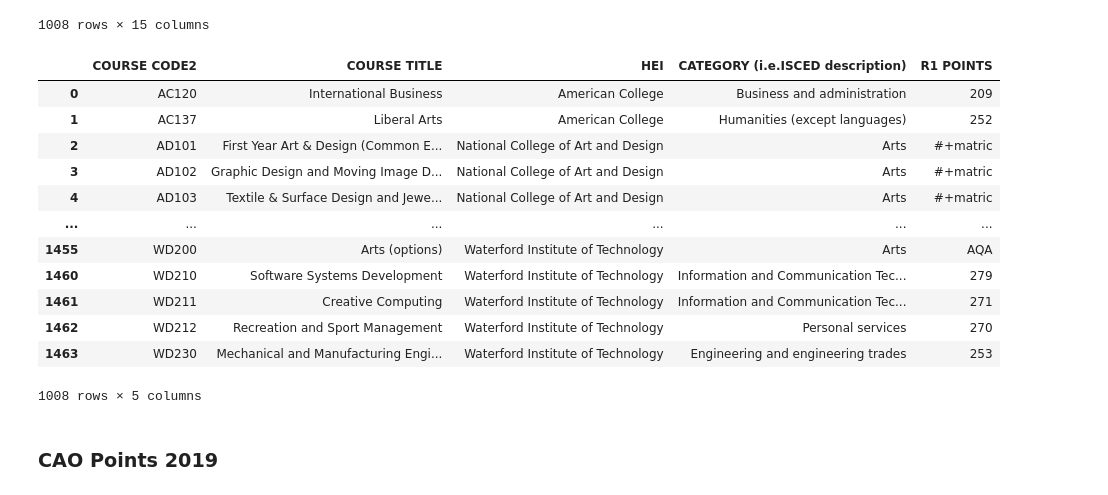
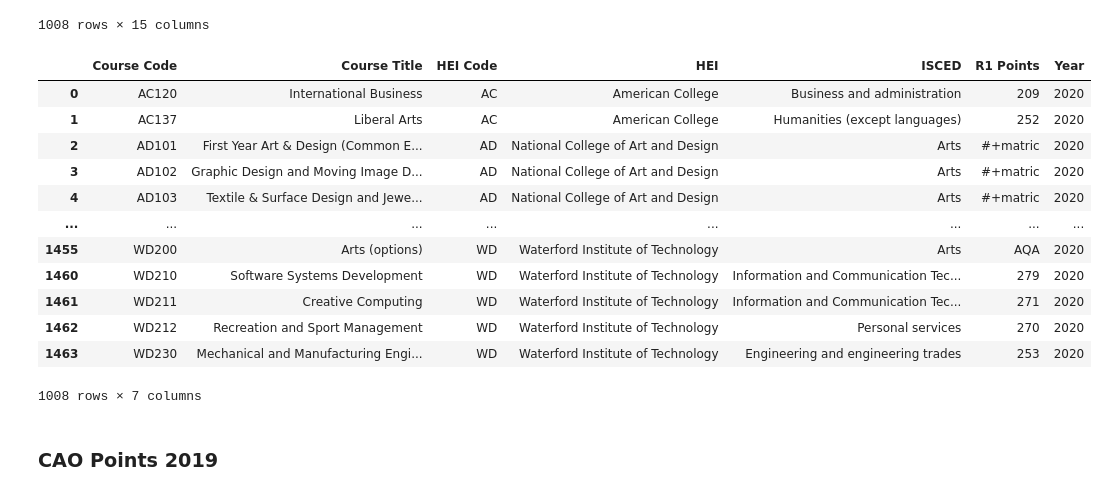
Before and after one commit to donneger/data_analysis_assessment, a Jupyter notebook: cao.ipynb, the cells around one changed output. Saved outputs shown, nothing was run; the diff lists cells and outputs as text; code cells hidden in the pictures.

```diff
--- a/cao.ipynb
+++ b/cao.ipynb
@@ -319,3 +293,6 @@ df2020_lvl8
 | 1462 | Personal services | Recreation and Sport Management | WD212 | 270 | NaN | NaN | NaN | ... |
 | 1463 | Engineering and engineering trades | Mechanical and Manufacturing Engi... | WD230 | 253 | NaN | NaN | NaN | ... |
 1008 rows × 15 columns
+# %%
+# Rename the Columns to the standard list.
+df2020_lvl8=df2020_lvl8.rename(columns={'COURSE CODE2':'Course Code', 'COURSE TITLE':'Course Title','CATEGORY (i.e.ISCED description)': 'ISCED', 'R1 POINTS':'R1 Points'})
@@ -322,21 +302,24 @@ df2020_lvl8
 # %%
 # Pick out the columns needed for the analysis.
-df2020_lvl8 = df2020_lvl8[['COURSE CODE2', 'COURSE TITLE', 'HEI', 'CATEGORY (i.e.ISCED description)', 'R1 POINTS']]
-df2020_lvl8
+df2020_lvl8 = df2020_lvl8[['Course Code', 'Course Title', 'HEI Code', 'HEI', 'ISCED', 'R1 Points']]
-# %% [output]
-|  | COURSE CODE2 | COURSE TITLE | HEI | CATEGORY (i.e.ISCED description) | R1 POINTS |
-| 0 | AC120 | International Business | American College | Business and administration | 209 |
-| 1 | AC137 | Liberal Arts | American College | Humanities (except languages) | 252 |
-| 2 | AD101 | First Year Art & Design (Common E... | National College of Art and Design | Arts | #+matric |
-| 3 | AD102 | Graphic Design and Moving Image D... | National College of Art and Design | Arts | #+matric |
-| 4 | AD103 | Textile & Surface Design and Jewe... | National College of Art and Design | Arts | #+matric |
-| ... | ... | ... | ... | ... | ... |
-| 1455 | WD200 | Arts (options) | Waterford Institute of Technology | Arts | AQA |
-| 1460 | WD210 | Software Systems Development | Waterford Institute of Technology | Information and Communication Tec... | 279 |
-| 1461 | WD211 | Creative Computing | Waterford Institute of Technology | Information and Communication Tec... | 271 |
-| 1462 | WD212 | Recreation and Sport Management | Waterford Institute of Technology | Personal services | 270 |
-| 1463 | WD230 | Mechanical and Manufacturing Engi... | Waterford Institute of Technology | Engineering and engineering trades | 253 |
-1008 rows × 5 columns
+# %%
+# Add the Year.
+df2020_lvl8['Year']=str(2020)
+df2020_lvl8
+# %% [output]
+|  | Course Code | Course Title | HEI Code | HEI | ISCED | R1 Points | Year |
+| 0 | AC120 | International Business | AC | American College | Business and administration | 209 | 2020 |
+| 1 | AC137 | Liberal Arts | AC | American College | Humanities (except languages) | 252 | 2020 |
+| 2 | AD101 | First Year Art & Design (Common E... | AD | National College of Art and Design | Arts | #+matric | 2020 |
+| 3 | AD102 | Graphic Design and Moving Image D... | AD | National College of Art and Design | Arts | #+matric | 2020 |
+| 4 | AD103 | Textile & Surface Design and Jewe... | AD | National College of Art and Design | Arts | #+matric | 2020 |
+| ... | ... | ... | ... | ... | ... | ... | ... |
+| 1455 | WD200 | Arts (options) | WD | Waterford Institute of Technology | Arts | AQA | 2020 |
+| 1460 | WD210 | Software Systems Development | WD | Waterford Institute of Technology | Information and Communication Tec... | 279 | 2020 |
+| 1461 | WD211 | Creative Computing | WD | Waterford Institute of Technology | Information and Communication Tec... | 271 | 2020 |
+| 1462 | WD212 | Recreation and Sport Management | WD | Waterford Institute of Technology | Personal services | 270 | 2020 |
+| 1463 | WD230 | Mechanical and Manufacturing Engi... | WD | Waterford Institute of Technology | Engineering and engineering trades | 253 | 2020 |
+1008 rows × 7 columns
 # %%
 # Check the R1 points, pull out any that dont begin with and contain only numbers from 0 - 9.
 # df2020lvl8[df2020lvl8['R1 POINTS'].str.contains('^\d')==False]
```
Also changed, not shown: parts of 21 cells of this notebook.
